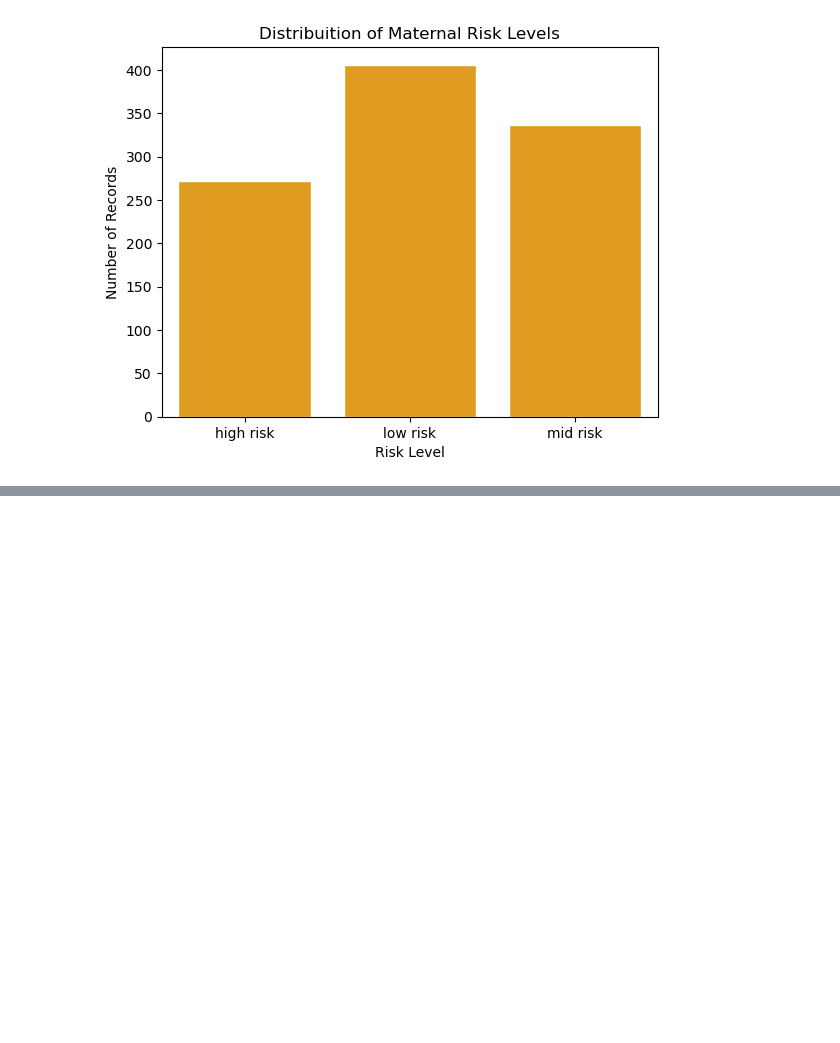
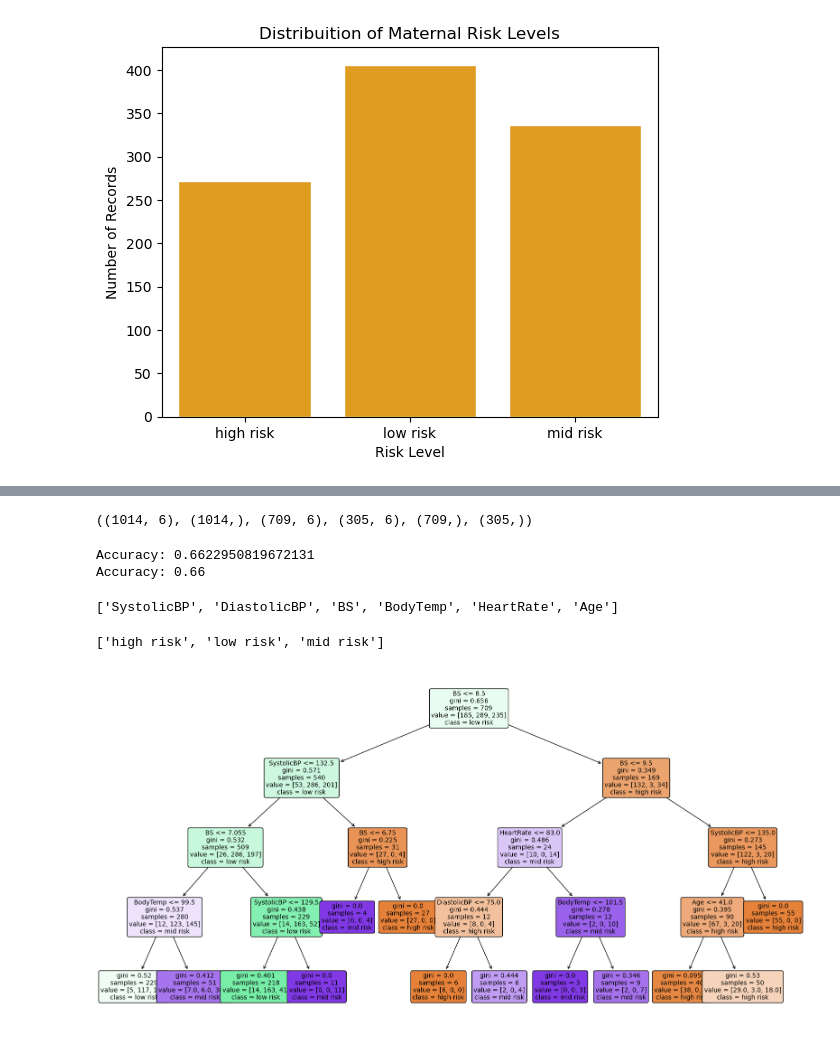
Before and after one commit to 2026558-lab/Machine-Learning, a Jupyter notebook: Project Machine Learning.ipynb, the cells around one changed output, grey strips where cells are left out. Cells and saved outputs as stored; diff of their text form; code cells hidden in the pictures; blank space fills up the shorter version.

```diff
--- a/Project Machine Learning.ipynb
+++ b/Project Machine Learning.ipynb
@@ -63,3 +67,10 @@ mid risk     336
 high risk    272
 Name: count, dtype: int64
 [figure]
+# %%
+feature_cols = ['SystolicBP', 'DiastolicBP', 'BS', 'BodyTemp', 'HeartRate','Age']
+X = data_maternal[feature_cols]
+y = data_maternal['RiskLevel']                      # Target variable of the dataset
+
+# Display the X and y arrays
+print(X, y)
@@ -66,2 +95,42 @@ Name: count, dtype: int64
+# %%
+# Split dataset into training set and test set
+X_train, X_test, y_train, y_test = train_test_split(X, y, test_size = 0.3, random_state = 1) # 70% training and 30% test
+
+X.shape, y.shape, X_train.shape, X_test.shape, y_train.shape, y_test.shape
+# %% [output]
+((1014, 6), (1014,), (709, 6), (305, 6), (709,), (305,))
+# %%
+# Create Decision Tree classifer object
+clf = DecisionTreeClassifier(criterion='gini', max_depth = 4, random_state = 0)
+
+# Train Decision Tree Classifer
+clf = clf.fit(X_train, y_train)
+
+#Predict the response for test dataset
+y_pred = clf.predict(X_test)
+# %%
+# Model Accuracy, how often is the classifier correct?
+print("Accuracy:",metrics.accuracy_score(y_test, y_pred))
+
+# Rounded upto 2 decimal places
+print( "Accuracy: {:.2f}".format(metrics.accuracy_score(y_test, y_pred)) )
+# %% [output]
+Accuracy: 0.6622950819672131
+Accuracy: 0.66
+# %%
+X.columns.tolist()
+# %% [output]
+['SystolicBP', 'DiastolicBP', 'BS', 'BodyTemp', 'HeartRate', 'Age']
+# %%
+data_maternal['RiskLevel'].unique().tolist()
+# %% [output]
+['high risk', 'low risk', 'mid risk']
+# %%
+# Plot the Decision Tree
+plt.figure(figsize=(20, 10))
+plot_tree(clf, filled=True, feature_names=X.columns.tolist(), class_names=[str(label) for label in data_maternal['RiskLevel'].unique()], rounded=True, fontsize=10)
+plt.show()
+# %% [output]
+[figure, added]
 # %%
 #Define X and y
```
Also changed, not shown: parts of 6 cells of this notebook.
